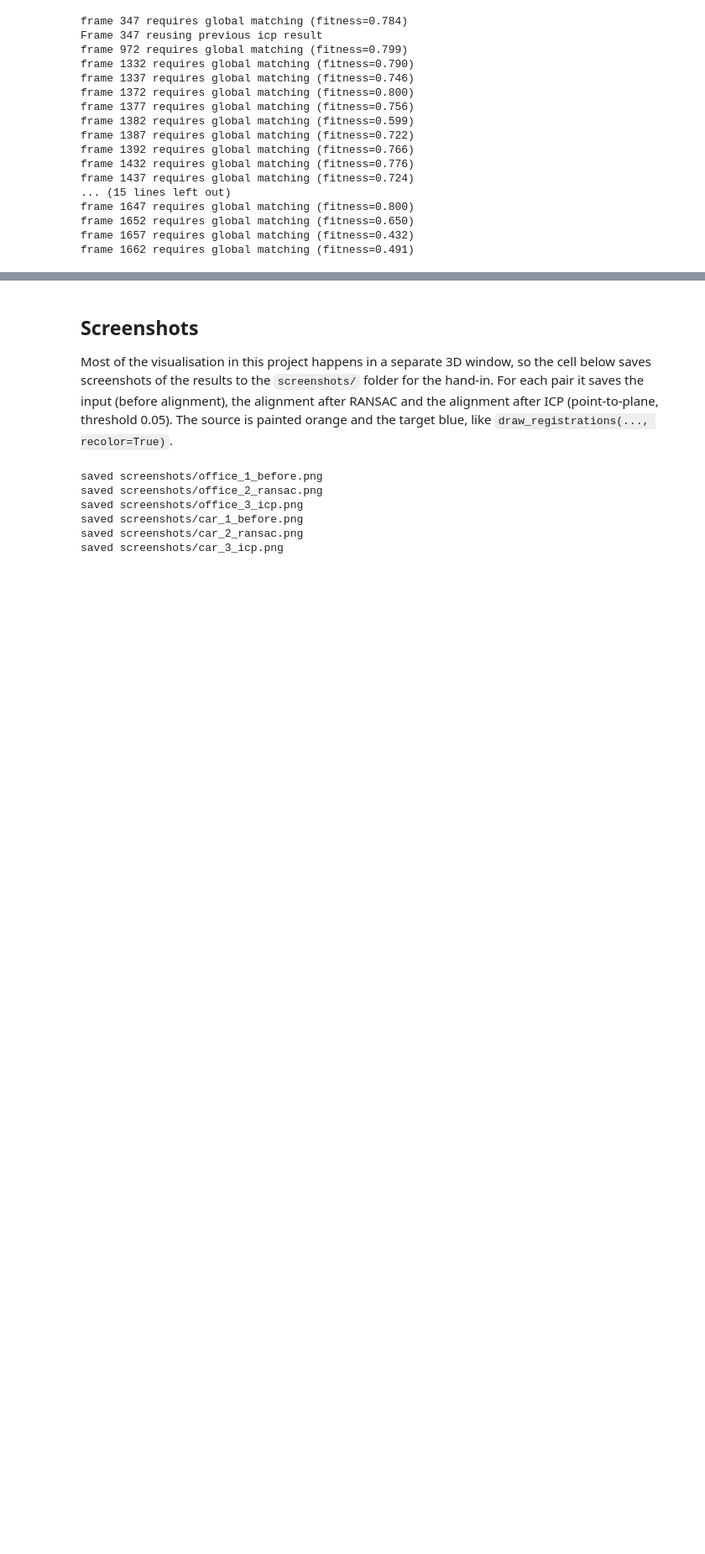
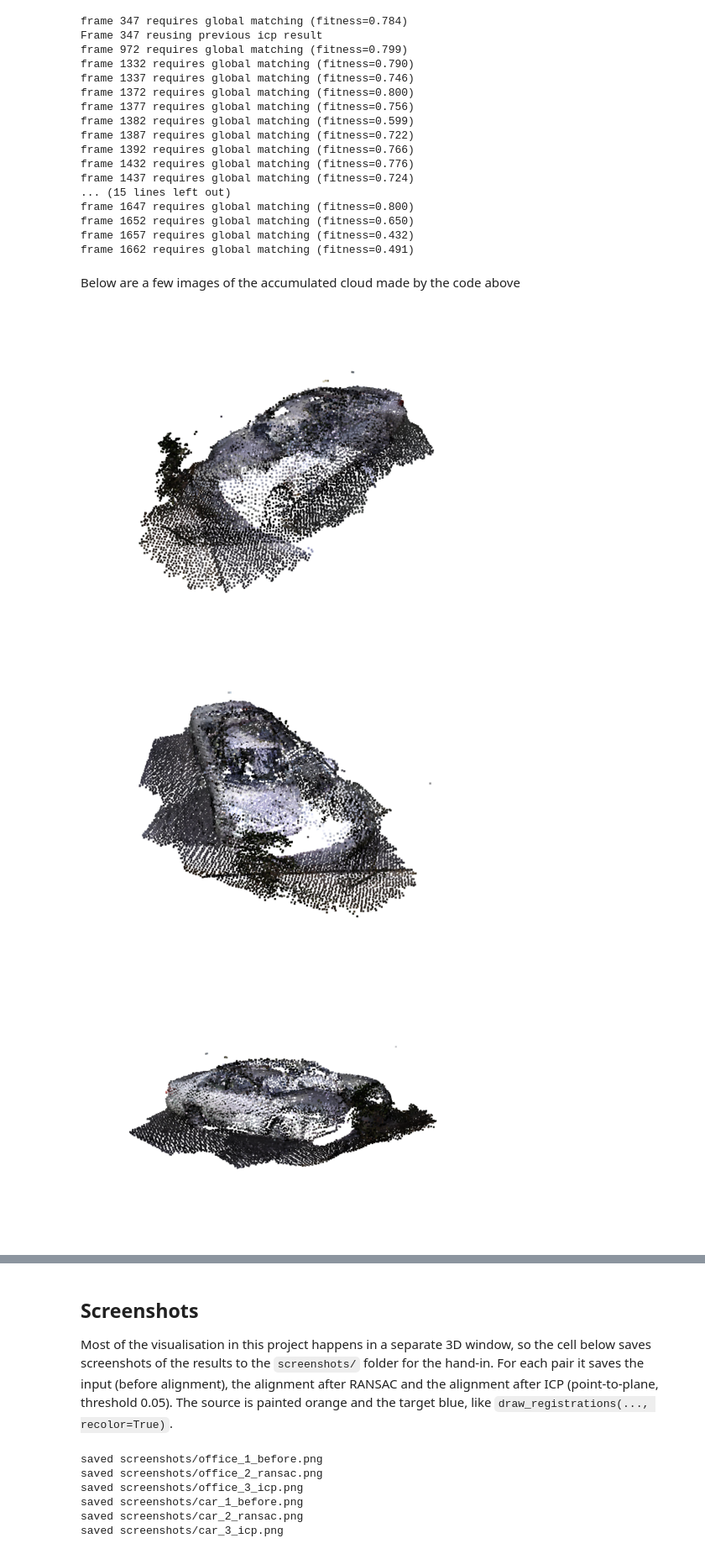
Before and after one commit to WojtekWla/perception-for-autonomous-systems, a Jupyter notebook: week_5/weekly_project_5/group22_week5.ipynb, the cells around one changed output, grey strips where cells are left out. Shown at 84% size. Drawn from its saved outputs; the diff is of its cells as text; code cells hidden in the pictures; blank space fills up the shorter version.

```diff
--- a/week_5/weekly_project_5/group22_week5.ipynb
+++ b/week_5/weekly_project_5/group22_week5.ipynb
@@ -358,3 +398,17 @@ frame 1647 requires global matching (fitness=0.800)
 frame 1652 requires global matching (fitness=0.650)
 frame 1657 requires global matching (fitness=0.432)
 frame 1662 requires global matching (fitness=0.491)
+# %% [markdown]
+Below are a few images of the accumulated cloud made by the code above
+# %%
+
+for i in range(4):
+    img = Image.open(f"screenshots/car2b_{i+1}.png")
+
+    plt.imshow(img)
+    plt.axis("off")
+    plt.show()
+# %% [output]
+[figure, added]
+[figure, added]
+[figure, added]
```
Also changed, not shown: parts of 5 cells of this notebook.
